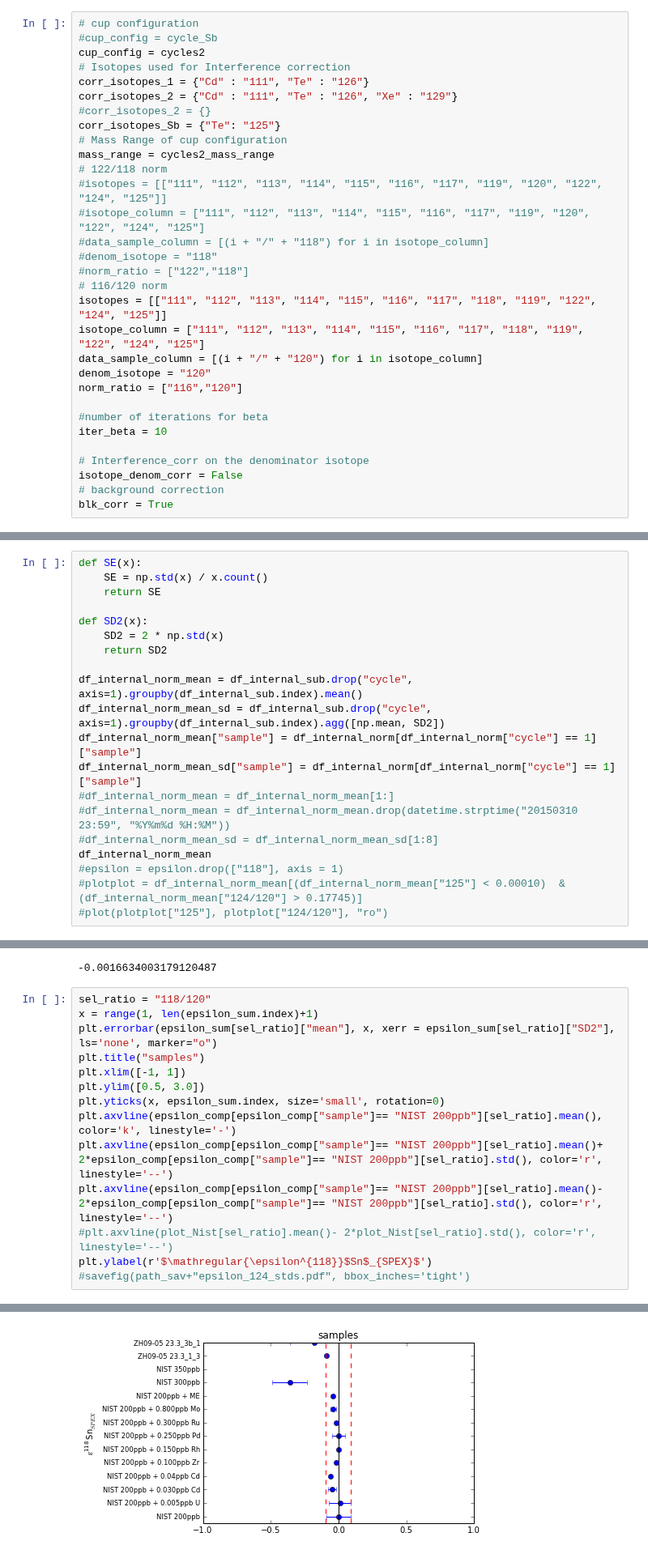
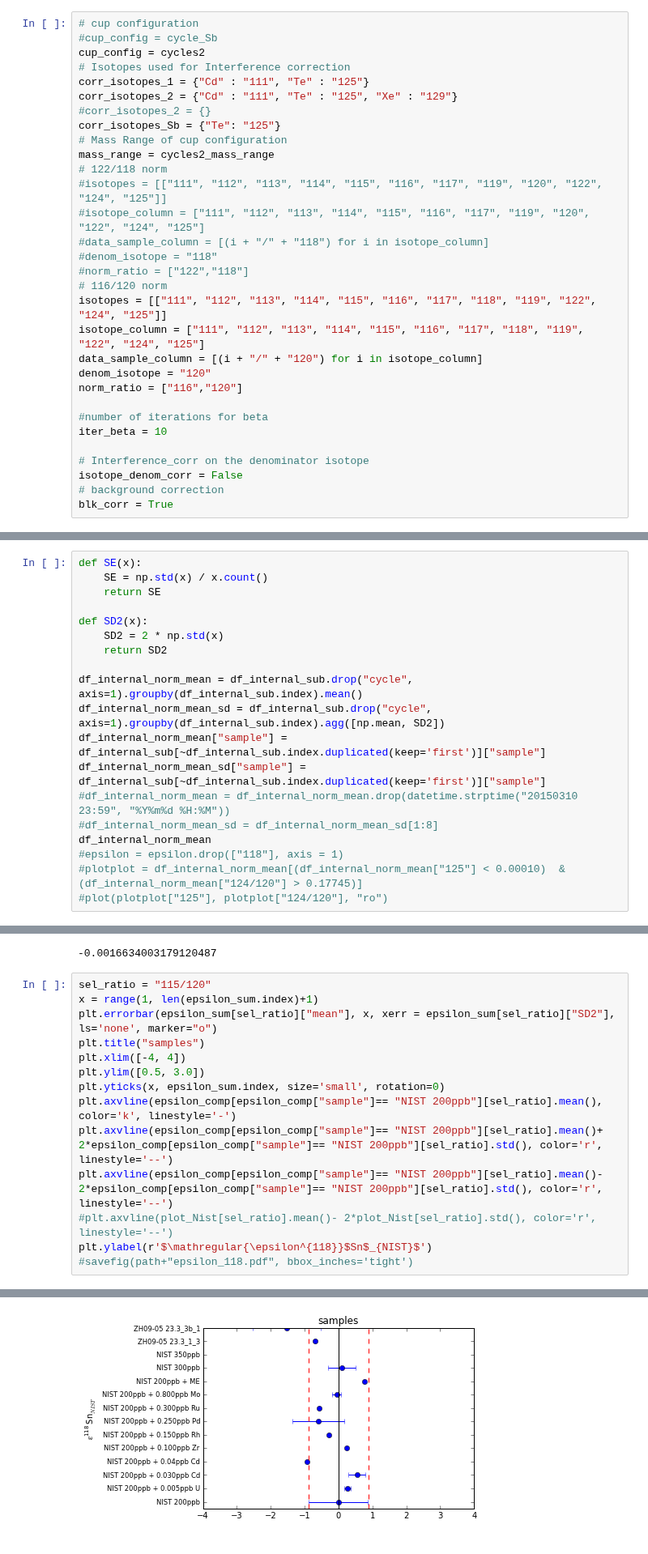
Before and after one commit to Marfster/NU_Plasma, a Jupyter notebook: Nu Plasma Evaluation - internal norm.ipynb, the cells around one changed output, grey strips where cells are left out. Shown at 81% size. Drawn from its saved outputs; the diff is of its cells as text.

Commit message:
changes ipython notebook 27.08: - remove duplicates for mean_df - add ipython notebook to search all data files and evaluate them in one run

```diff
--- a/Nu Plasma Evaluation - internal norm.ipynb
+++ b/Nu Plasma Evaluation - internal norm.ipynb
@@ -25,8 +25,8 @@ files_end = 4883
 #cup_config = cycle_Sb
 cup_config = cycles2
 # Isotopes used for Interference correction
-corr_isotopes_1 = {"Cd" : "111", "Te" : "126"}
-corr_isotopes_2 = {"Cd" : "111", "Te" : "126", "Xe" : "129"}
+corr_isotopes_1 = {"Cd" : "111", "Te" : "125"}
+corr_isotopes_2 = {"Cd" : "111", "Te" : "125", "Xe" : "129"}
 #corr_isotopes_2 = {}
 corr_isotopes_Sb = {"Te": "125"}
 # Mass Range of cup configuration
@@ -218,9 +220,8 @@ def SD2(x):
 
 df_internal_norm_mean = df_internal_sub.drop("cycle", axis=1).groupby(df_internal_sub.index).mean()
 df_internal_norm_mean_sd = df_internal_sub.drop("cycle", axis=1).groupby(df_internal_sub.index).agg([np.mean, SD2])
-df_internal_norm_mean["sample"] = df_internal_norm[df_internal_norm["cycle"] == 1]["sample"]
-df_internal_norm_mean_sd["sample"] = df_internal_norm[df_internal_norm["cycle"] == 1]["sample"]
-#df_internal_norm_mean = df_internal_norm_mean[1:]
+df_internal_norm_mean["sample"] = df_internal_sub[~df_internal_sub.index.duplicated(keep='first')]["sample"]
+df_internal_norm_mean_sd["sample"] = df_internal_sub[~df_internal_sub.index.duplicated(keep='first')]["sample"]
 #df_internal_norm_mean = df_internal_norm_mean.drop(datetime.strptime("20150310 23:59", "%Y%m%d %H:%M"))
 #df_internal_norm_mean_sd = df_internal_norm_mean_sd[1:8]
 df_internal_norm_mean
@@ -399,22 +411,22 @@ epsilon_comp[epsilon_comp["sample"]== "NIST 200ppb"]["118/120"].mean()
 # %% [output]
 -0.0016634003179120487
 # %%
-sel_ratio = "118/120"
+sel_ratio = "115/120"
 x = range(1, len(epsilon_sum.index)+1)
 plt.errorbar(epsilon_sum[sel_ratio]["mean"], x, xerr = epsilon_sum[sel_ratio]["SD2"], ls='none', marker="o")
 plt.title("samples")
-plt.xlim([-1, 1])
+plt.xlim([-4, 4])
 plt.ylim([0.5, 3.0])
 plt.yticks(x, epsilon_sum.index, size='small', rotation=0)
 plt.axvline(epsilon_comp[epsilon_comp["sample"]== "NIST 200ppb"][sel_ratio].mean(), color='k', linestyle='-')
 plt.axvline(epsilon_comp[epsilon_comp["sample"]== "NIST 200ppb"][sel_ratio].mean()+ 2*epsilon_comp[epsilon_comp["sample"]== "NIST 200ppb"][sel_ratio].std(), color='r', linestyle='--')
 plt.axvline(epsilon_comp[epsilon_comp["sample"]== "NIST 200ppb"][sel_ratio].mean()- 2*epsilon_comp[epsilon_comp["sample"]== "NIST 200ppb"][sel_ratio].std(), color='r', linestyle='--')
 #plt.axvline(plot_Nist[sel_ratio].mean()- 2*plot_Nist[sel_ratio].std(), color='r', linestyle='--')
-plt.ylabel(r'$\mathregular{\epsilon^{118}}$Sn$_{SPEX}$')
-#savefig(path_sav+"epsilon_124_stds.pdf", bbox_inches='tight')
+plt.ylabel(r'$\mathregular{\epsilon^{118}}$Sn$_{NIST}$')
+#savefig(path+"epsilon_118.pdf", bbox_inches='tight')
 # %% [output]
 <matplotlib.text.Text at 0x...>
-[figure, old version]
+[figure, new version]
 # %%
 sel_ratio = "118/120"
 epsilon_comp = epsilon_comp[epsilon_comp["sample"] == "NIST 200ppb"]
```
Also changed, not shown: parts of 13 cells of this notebook, 2 other files.
